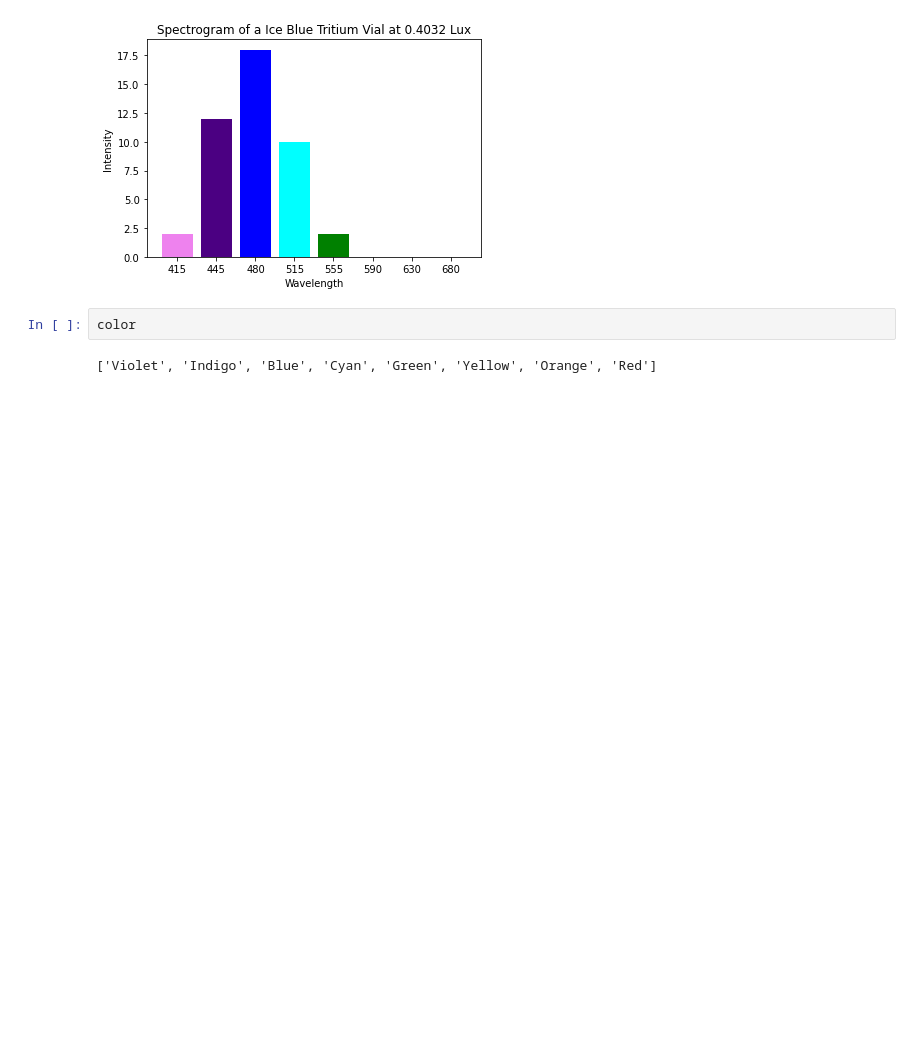
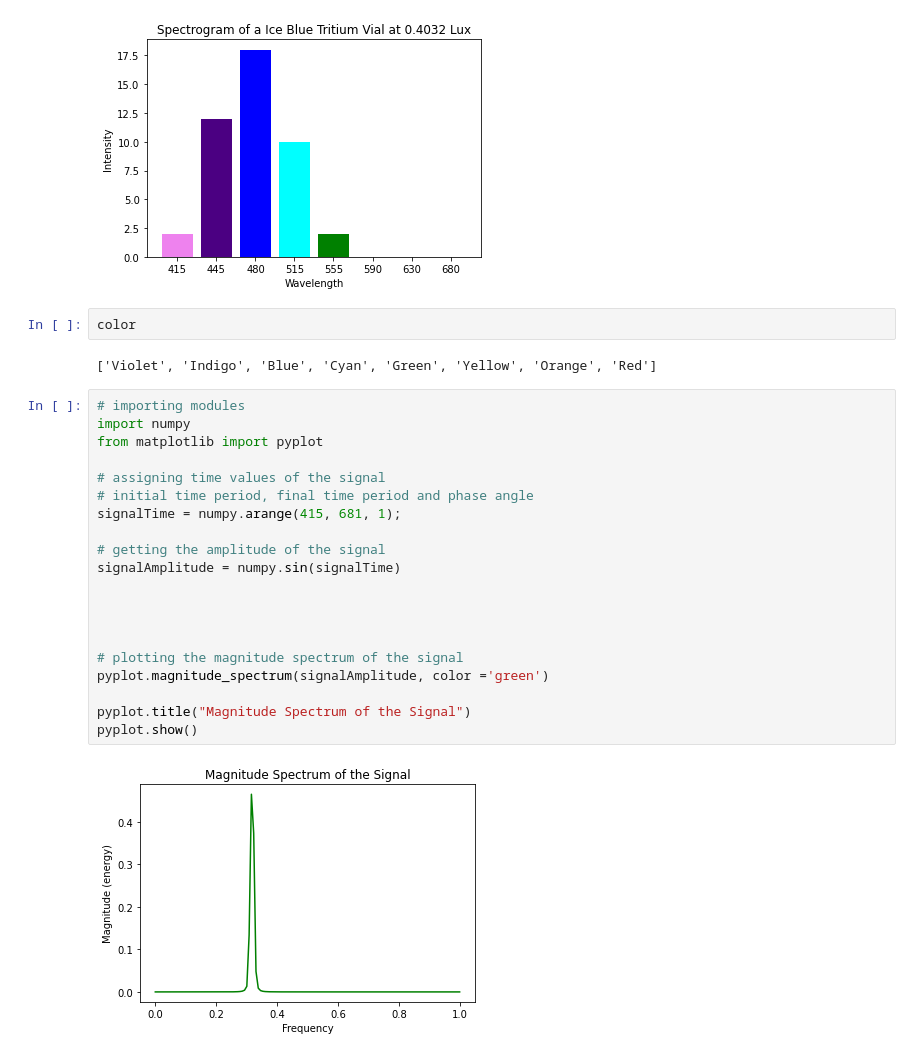
Before and after one commit to darkmatter2222/Nuclear-Battery, a Jupyter notebook: measurement_techniques/analiyze_measurements/spectrogram_v2.ipynb, the cells around one changed output. Drawn from its saved outputs; the diff is of its cells as text; blank space fills up the shorter version.

```diff
--- a/measurement_techniques/analiyze_measurements/spectrogram_v2.ipynb
+++ b/measurement_techniques/analiyze_measurements/spectrogram_v2.ipynb
@@ -266,3 +291,25 @@ ax.bar(x, y, color=color)
 color
 # %% [output]
 ['Violet', 'Indigo', 'Blue', 'Cyan', 'Green', 'Yellow', 'Orange', 'Red']
+# %%
+# importing modules
+import numpy
+from matplotlib import pyplot
+
+# assigning time values of the signal
+# initial time period, final time period and phase angle
+signalTime = numpy.arange(415, 681, 1);
+
+# getting the amplitude of the signal
+signalAmplitude = numpy.sin(signalTime)
+
+
+
+
+# plotting the magnitude spectrum of the signal
+pyplot.magnitude_spectrum(signalAmplitude, color ='green')
+
+pyplot.title("Magnitude Spectrum of the Signal")
+pyplot.show()
+# %% [output]
+[figure, added]
```
Also changed, not shown: parts of 6 cells of this notebook.
